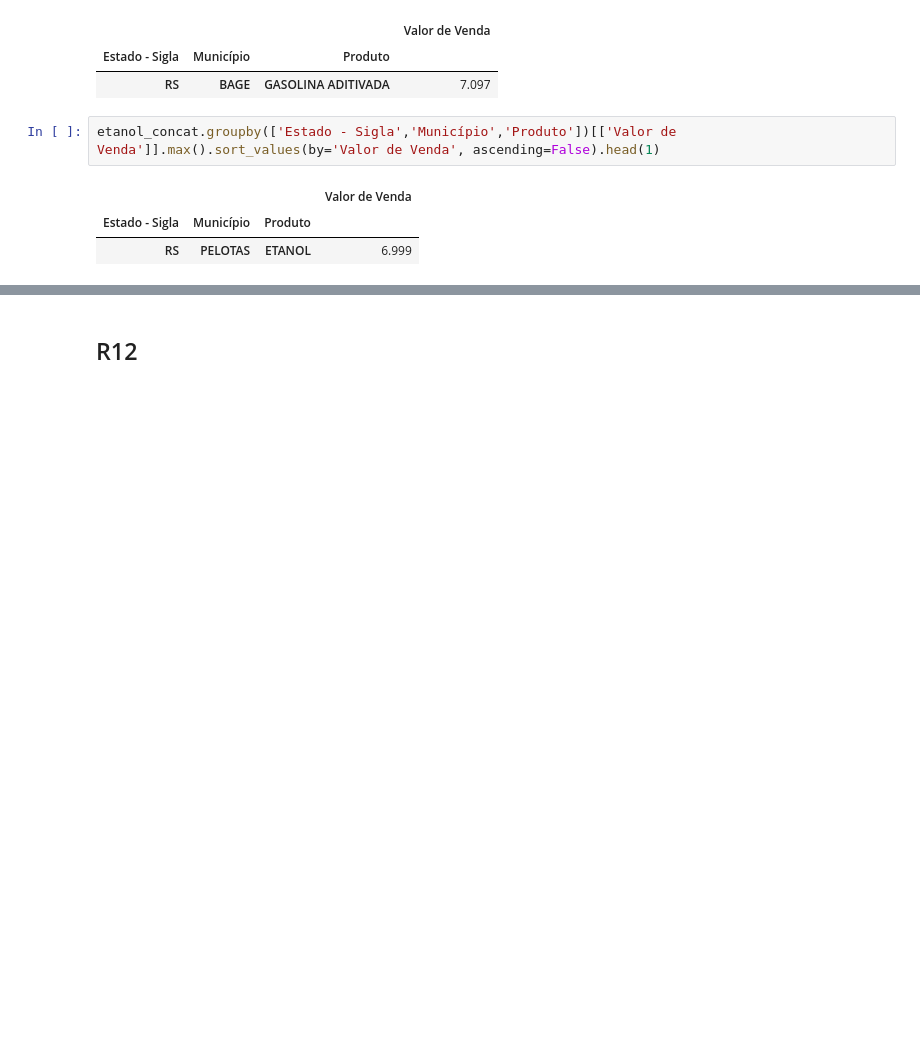
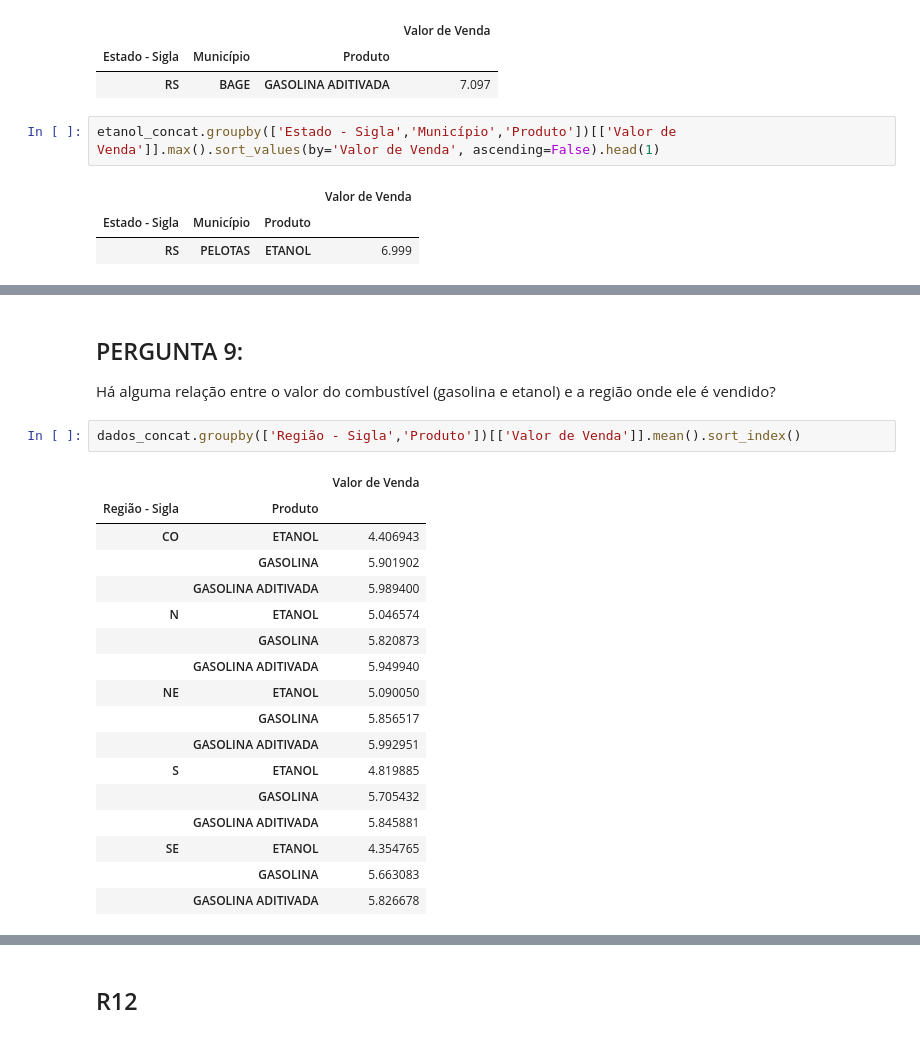
Before and after one commit to RhayzaPinto/Projeto_Modulo-IV, a Jupyter notebook: Projeto Módulo 4 - Dados - Branch Main.ipynb, the cells around one changed output, grey strips where cells are left out. Saved outputs shown, nothing was run; the diff lists cells and outputs as text; blank space fills up the shorter version.

```diff
--- a/Projeto Módulo 4 - Dados - Branch Main.ipynb
+++ b/Projeto Módulo 4 - Dados - Branch Main.ipynb
@@ -205,0 +230,23 @@ etanol_concat.groupby(['Estado - Sigla','Município','Produto'])[['Valor de Vend
+# %% [markdown]
+## PERGUNTA 9:
+Há alguma relação entre o valor do combustível (gasolina e etanol) e a região onde ele é vendido?
+# %%
+dados_concat.groupby(['Região - Sigla','Produto'])[['Valor de Venda']].mean().sort_index()
+# %% [output]
+|  |  | Valor de Venda |
+| Região - Sigla | Produto |  |
+| CO | ETANOL | 4.406943 |
+|  | GASOLINA | 5.901902 |
+|  | GASOLINA ADITIVADA | 5.989400 |
+| N | ETANOL | 5.046574 |
+|  | GASOLINA | 5.820873 |
+|  | GASOLINA ADITIVADA | 5.949940 |
+| NE | ETANOL | 5.090050 |
+|  | GASOLINA | 5.856517 |
+|  | GASOLINA ADITIVADA | 5.992951 |
+| S | ETANOL | 4.819885 |
+|  | GASOLINA | 5.705432 |
+|  | GASOLINA ADITIVADA | 5.845881 |
+| SE | ETANOL | 4.354765 |
+|  | GASOLINA | 5.663083 |
+|  | GASOLINA ADITIVADA | 5.826678 |
```
Also changed, not shown: parts of 19 cells of this notebook.
